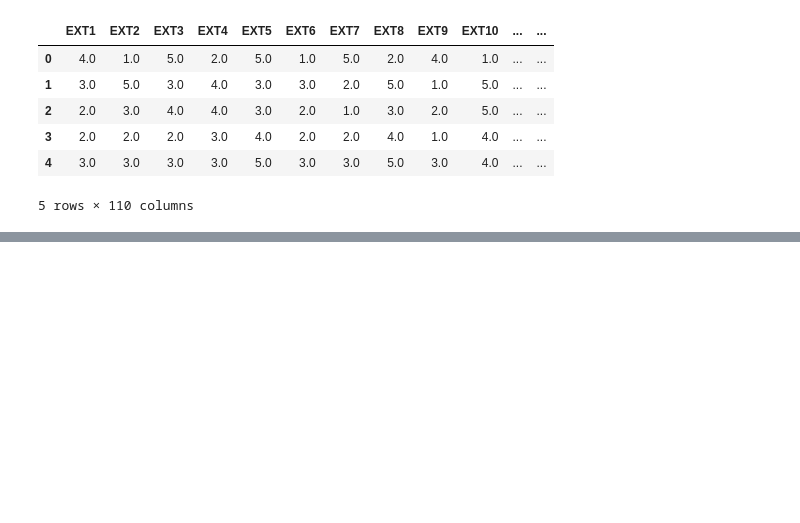
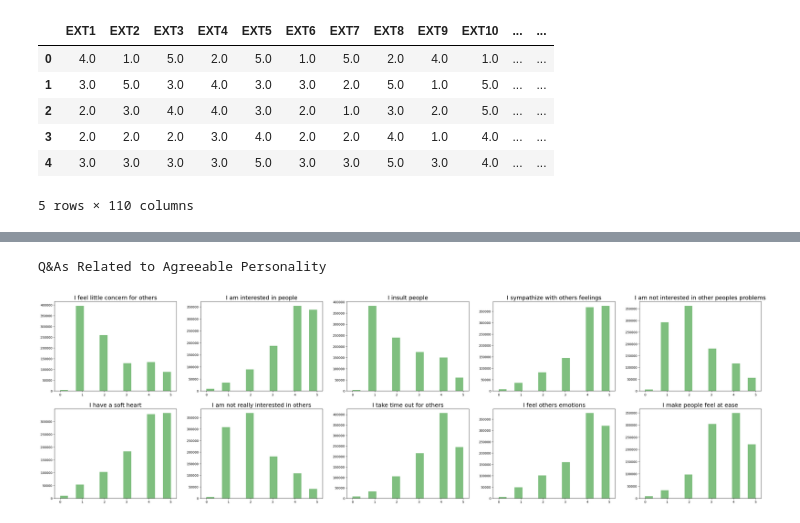
Before and after one commit to karthikgkumar/Personiphy, a Jupyter notebook: notebook/EDA_personiphy.ipynb, the cells around one changed output, grey strips where cells are left out. Saved outputs shown, nothing was run; the diff lists cells and outputs as text; code cells hidden in the pictures; blank space fills up the shorter version.

```diff
--- a/notebook/EDA_personiphy.ipynb
+++ b/notebook/EDA_personiphy.ipynb
@@ -35,0 +247,6 @@ df_train.head()
+# %%
+print('Q&As Related to Agreeable Personality')
+vis_questions(AGR, agr_questions, 'green')
+# %% [output]
+Q&As Related to Agreeable Personality
+[figure, added]
```
Also changed, not shown: parts of 35 cells of this notebook, 1 other file.
